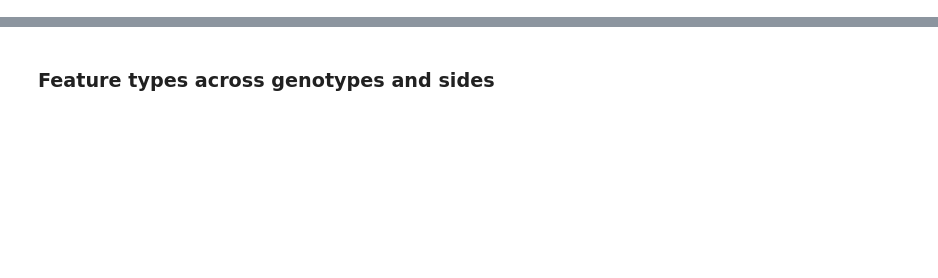
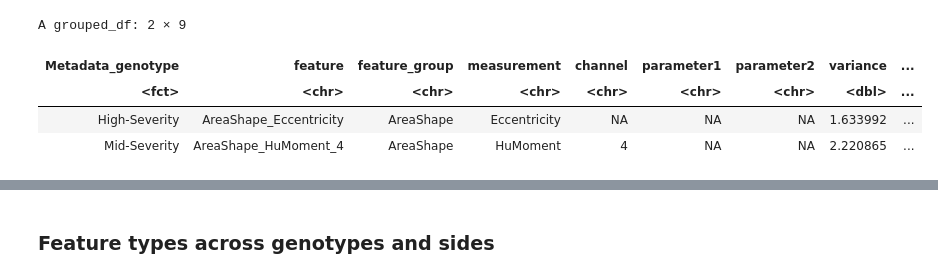
Before and after one commit to MikeLippincott/Nichols_Lab_Collaboration, a Jupyter notebook: 6.analyze_features/notebooks/3.plot_features.ipynb, the cells around one changed output, grey strips where cells are left out. Saved outputs shown, nothing was run; the diff lists cells and outputs as text; code cells hidden in the pictures; blank space fills up the shorter version.

```diff
--- a/6.analyze_features/notebooks/3.plot_features.ipynb
+++ b/6.analyze_features/notebooks/3.plot_features.ipynb
@@ -95,6 +95,20 @@ A grouped_df: 6 × 9
 | high | Granularity_6_OP | Granularity | 6 | OP | NA | NA | 0.9811988 | ... |
 | unsel | Granularity_1_OP | Granularity | 1 | OP | NA | NA | 1.2021245 | ... |
 | wt | Granularity_2_OP | Granularity | 2 | OP | NA | NA | 1.5196928 | ... |
+# %%
+# replace the Metadata_genotype with the actual genotype name
+variance_df$Metadata_genotype <- gsub("high", "High-Severity", variance_df$Metadata_genotype)
+variance_df$Metadata_genotype <- gsub("unsel", "Mid-Severity", variance_df$Metadata_genotype)
+variance_df$Metadata_genotype <- gsub("wt", "Wild Type", variance_df$Metadata_genotype)
+# factorize the genotype
+variance_df$Metadata_genotype <- factor(variance_df$Metadata_genotype, levels = c("Wild Type", "Mid-Severity", "High-Severity"))
+head(variance_df,2)
+# %% [output]
+A grouped_df: 2 × 9
+| Metadata_genotype | feature | feature_group | measurement | channel | parameter1 | parameter2 | variance | ... |
+| <fct> | <chr> | <chr> | <chr> | <chr> | <chr> | <chr> | <dbl> | ... |
+| High-Severity | AreaShape_Eccentricity | AreaShape | Eccentricity | NA | NA | NA | 1.633992 | ... |
+| Mid-Severity | AreaShape_HuMoment_4 | AreaShape | HuMoment | 4 | NA | NA | 2.220865 | ... |
 # %%
 width <- 6
 height <- 4
```
Also changed, not shown: parts of 11 cells of this notebook, 47 other files.
